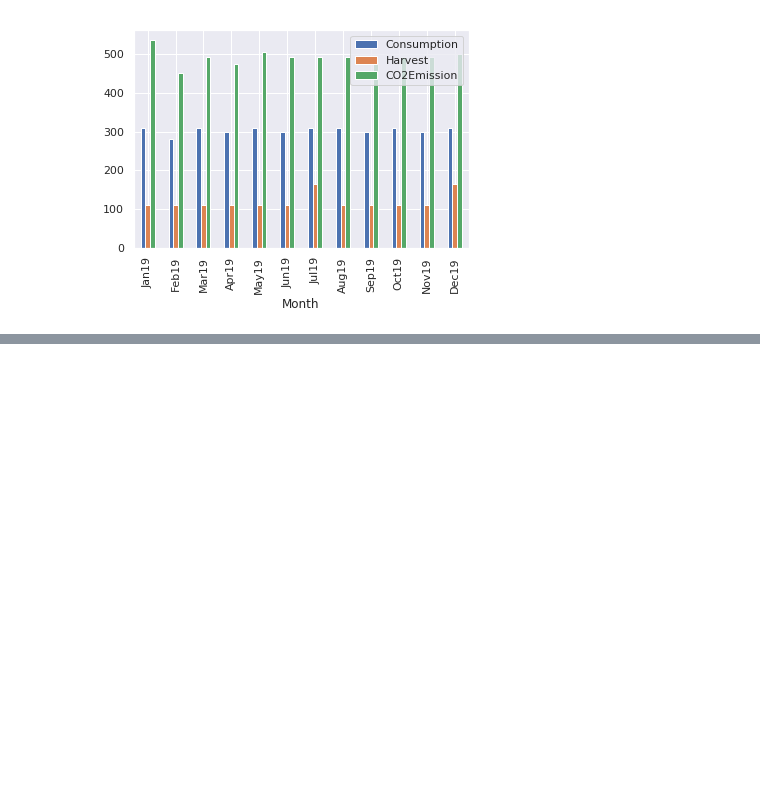
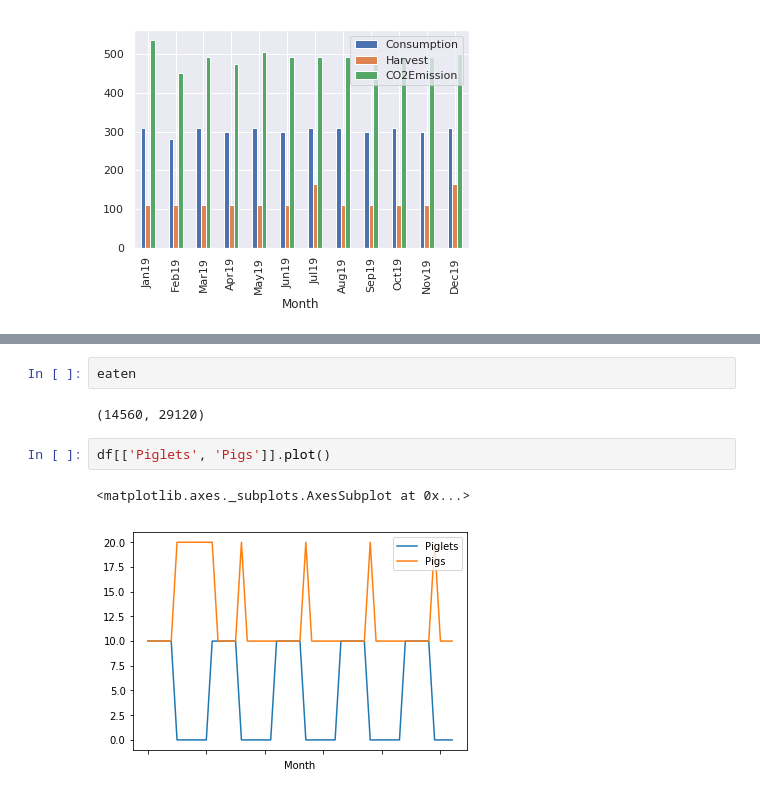
Before and after one commit to krsvendsen/GL_simulering, a Jupyter notebook: simulering.ipynb, the cells around one changed output, grey strips where cells are left out. Drawn from its saved outputs; the diff is of its cells as text; blank space fills up the shorter version.

```diff
--- a/simulering.ipynb
+++ b/simulering.ipynb
@@ -271,0 +350,9 @@ df
+# %%
+eaten
+# %% [output]
+(14560, 29120)
+# %%
+df[['Piglets', 'Pigs']].plot()
+# %% [output]
+<matplotlib.axes._subplots.AxesSubplot at 0x...>
+[figure, added]
```
Also changed, not shown: parts of 3 cells of this notebook, 1 other file.
